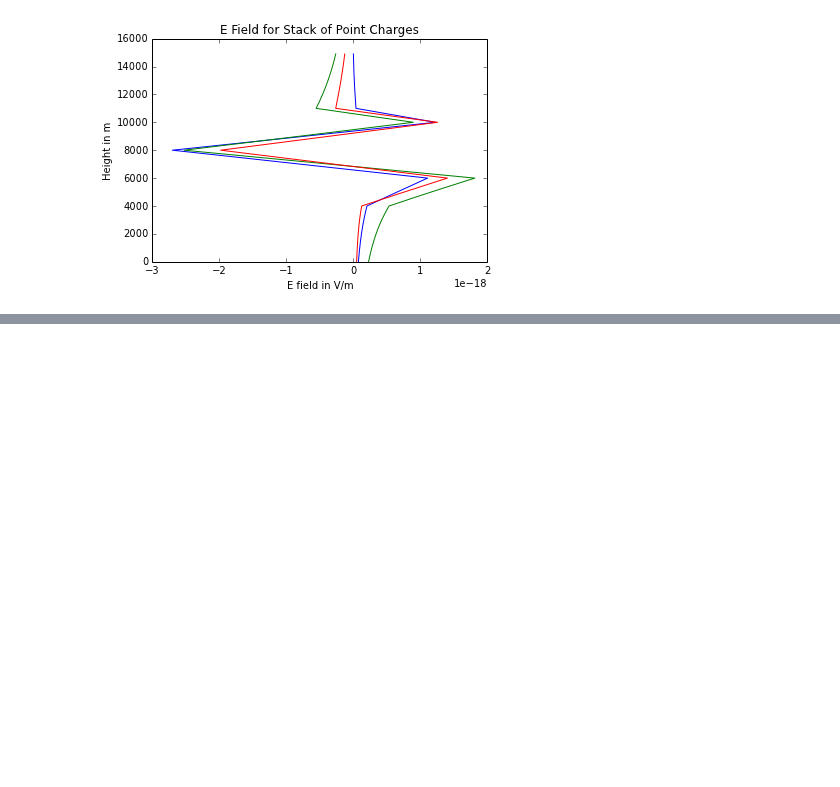
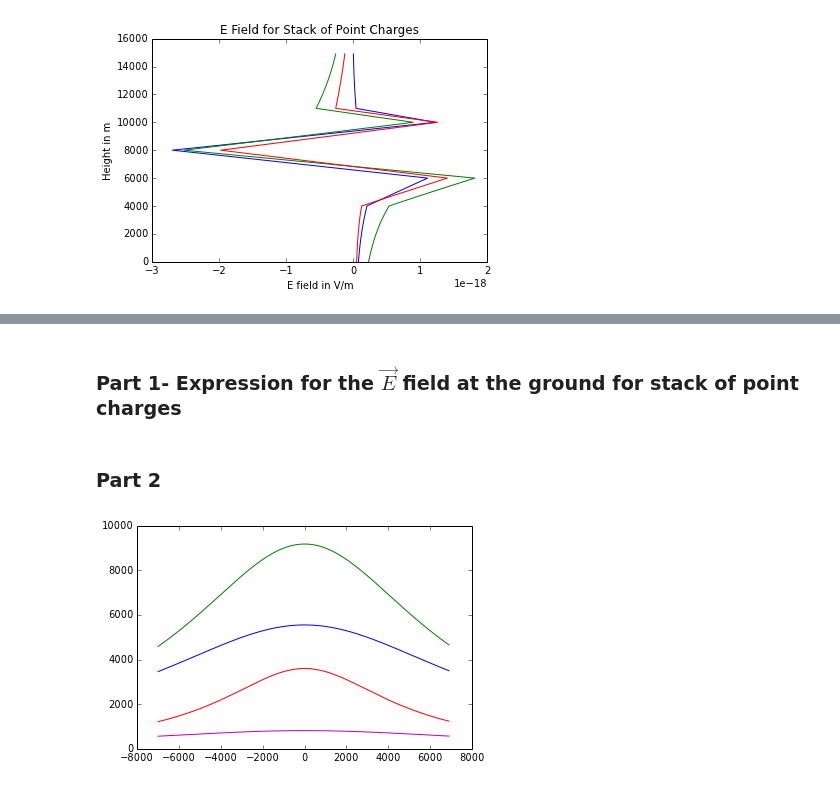
Before and after one commit to nhs36/HW2AtmoElec, a Jupyter notebook: AtmoElecHW2.ipynb, the cells around one changed output, grey strips where cells are left out. Saved outputs shown, nothing was run; the diff lists cells and outputs as text; code cells hidden in the pictures; blank space fills up the shorter version.

Commit message:
Started Part 2
Made initial plots.  Need to clean up code a bit

```diff
--- a/AtmoElecHW2.ipynb
+++ b/AtmoElecHW2.ipynb
@@ -152,0 +155,26 @@ plot_cylinders(heights,thickness,radii,charge_set,z)
+# %% [markdown]
+### Part 1- Expression for the $\vec{E}$ field at the ground for stack of point charges
+# %% [markdown]
+### Part 2
+# %%
+def fm_grn_pt_charge(h,d,q):
+    e = 1/(np.pi*4*epsilon)*q/(h**2+d**2)
+    return e
+# %%
+d = np.arange(-7000,7000,100)
+# %%
+test1 =  fm_grn_pt_charge(5000,d,10)
+test2 =  fm_grn_pt_charge(7000,d,-50)
+test3 =  fm_grn_pt_charge(9000,d,50)
+test4 =  fm_grn_pt_charge(10500,d,-10)
+junk= test1 +test2+test3
+# %%
+plt.plot(d,np.abs(test1),color='r')
+plt.plot(d,np.abs(test2),color='g')
+plt.plot(d,np.abs(test3),color='b')
+plt.plot(d,np.abs(test4),color='m')
+
+#plt.plot(d,junk,color='k')
+plt.show()
+# %% [output]
+[figure, added]
```
Also changed, not shown: parts of 1 cell of this notebook.
